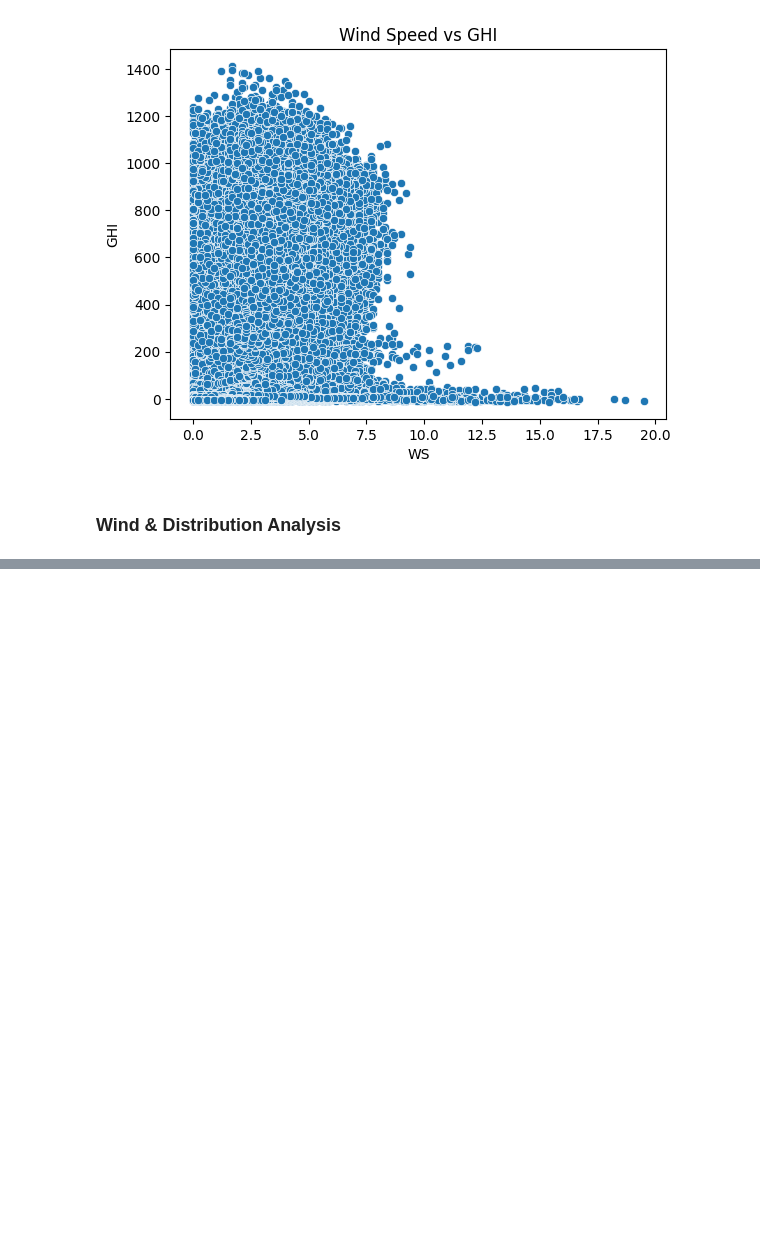
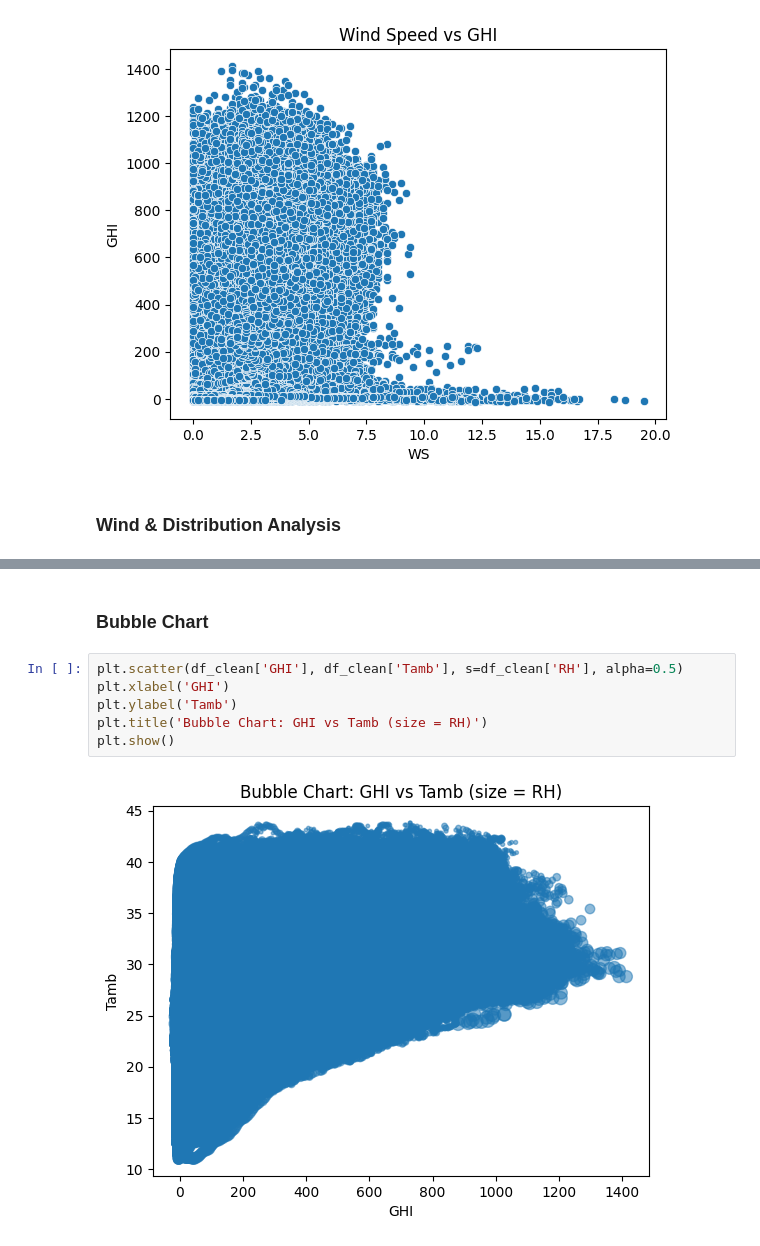
Before and after one commit to SamrawitMM/solar-radiation-data-insights, a Jupyter notebook: notebooks/benin_eda.ipynb, the cells around one changed output, grey strips where cells are left out. Drawn from its saved outputs; the diff is of its cells as text; blank space fills up the shorter version.

```diff
--- a/notebooks/benin_eda.ipynb
+++ b/notebooks/benin_eda.ipynb
@@ -148,0 +161,10 @@ df_clean[['GHI', 'WS']].hist(figsize=(10,4))
+# %% [markdown]
+### Bubble Chart
+# %%
+plt.scatter(df_clean['GHI'], df_clean['Tamb'], s=df_clean['RH'], alpha=0.5)
+plt.xlabel('GHI')
+plt.ylabel('Tamb')
+plt.title('Bubble Chart: GHI vs Tamb (size = RH)')
+plt.show()
+# %% [output]
+[figure, added]
```
Also changed, not shown: parts of 3 cells of this notebook.
